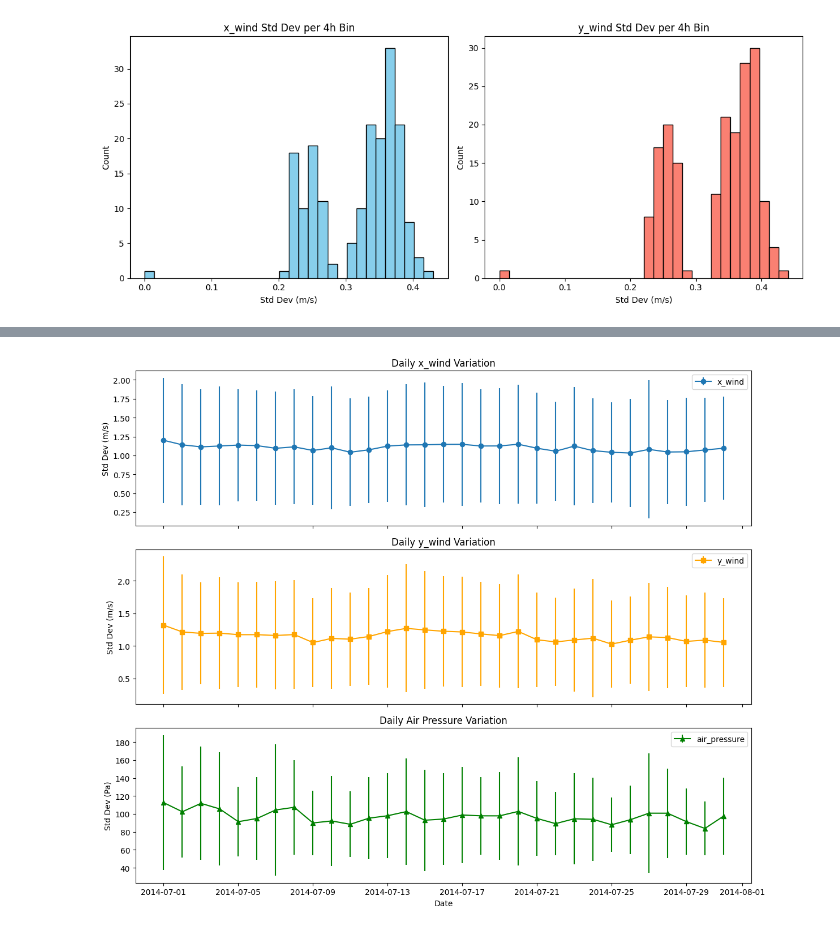
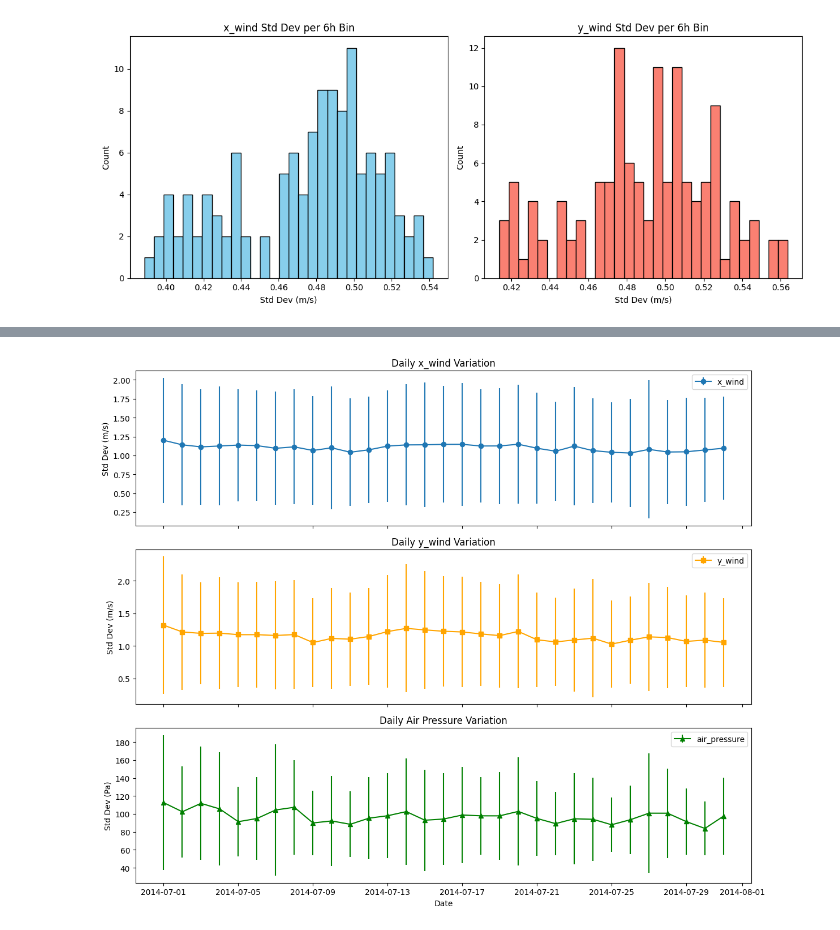
Before and after one commit to GATES-Lab/GATES_LPDM_emulator, a Jupyter notebook: met_interp_load.ipynb, the cells around one changed output, grey strips where cells are left out. Cells and saved outputs as stored; diff of their text form; code cells hidden in the pictures.

```diff
--- a/met_interp_load.ipynb
+++ b/met_interp_load.ipynb
@@ -103,32 +106,32 @@ Also:
 1) [DONE] Visualise how much met varies over a certain period (eg within 3 hours what is the range of x_winds?)
 # %%
 # Set the bin size in hours
-bin_hours = 4
+bin_hours = 6  # Example: 6-hour bins
 
 # Resample met_interp along the time dimension
 # We'll calculate the standard deviation (variation) within each bin for x_wind and y_wind at the lowest model level
 level0 = met_interp.model_level_number.values[0]
 
 x_wind_var = met_interp['x_wind'].sel(model_level_number=level0).resample(time=f'{bin_hours}h').std(dim='time')
 y_wind_var = met_interp['y_wind'].sel(model_level_number=level0).resample(time=f'{bin_hours}h').std(dim='time')
 
 # For simplicity, take the mean variation over all lat/lon for each bin
 x_wind_var_mean = x_wind_var.mean(dim=['latitude', 'longitude']).values
 y_wind_var_mean = y_wind_var.mean(dim=['latitude', 'longitude']).values
 
 # Plot histograms of the variations
 fig, axs = plt.subplots(1, 2, figsize=(12, 5))
 axs[0].hist(x_wind_var_mean, bins=30, color='skyblue', edgecolor='k')
 axs[0].set_title(f'x_wind Std Dev per {bin_hours}h Bin')
 axs[0].set_xlabel('Std Dev (m/s)')
 axs[0].set_ylabel('Count')
 
 axs[1].hist(y_wind_var_mean, bins=30, color='salmon', edgecolor='k')
 axs[1].set_title(f'y_wind Std Dev per {bin_hours}h Bin')
 axs[1].set_xlabel('Std Dev (m/s)')
 axs[1].set_ylabel('Count')
 
 plt.tight_layout()
 plt.show()
 # %% [output]
-[figure, old version]
+[figure, new version]
```
Also changed, not shown: parts of 10 cells of this notebook.
